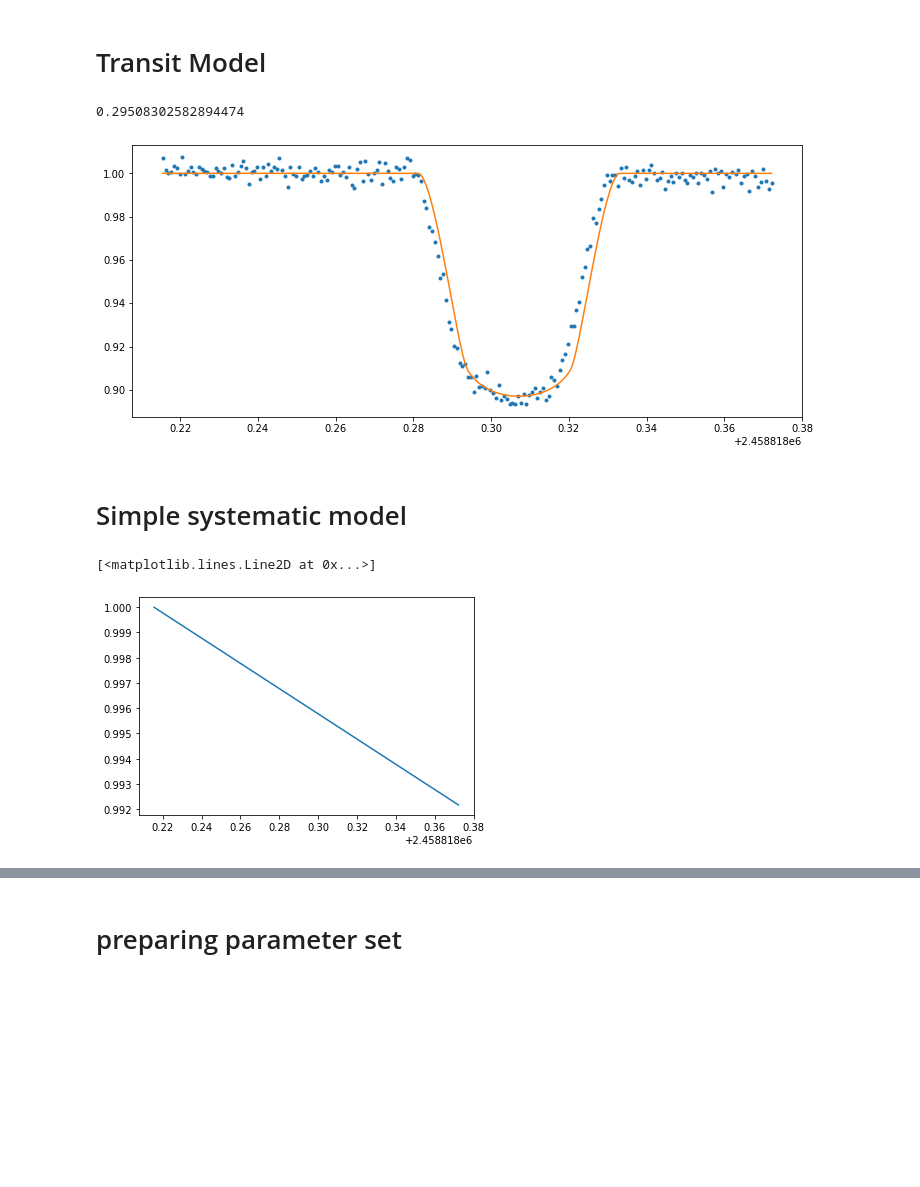
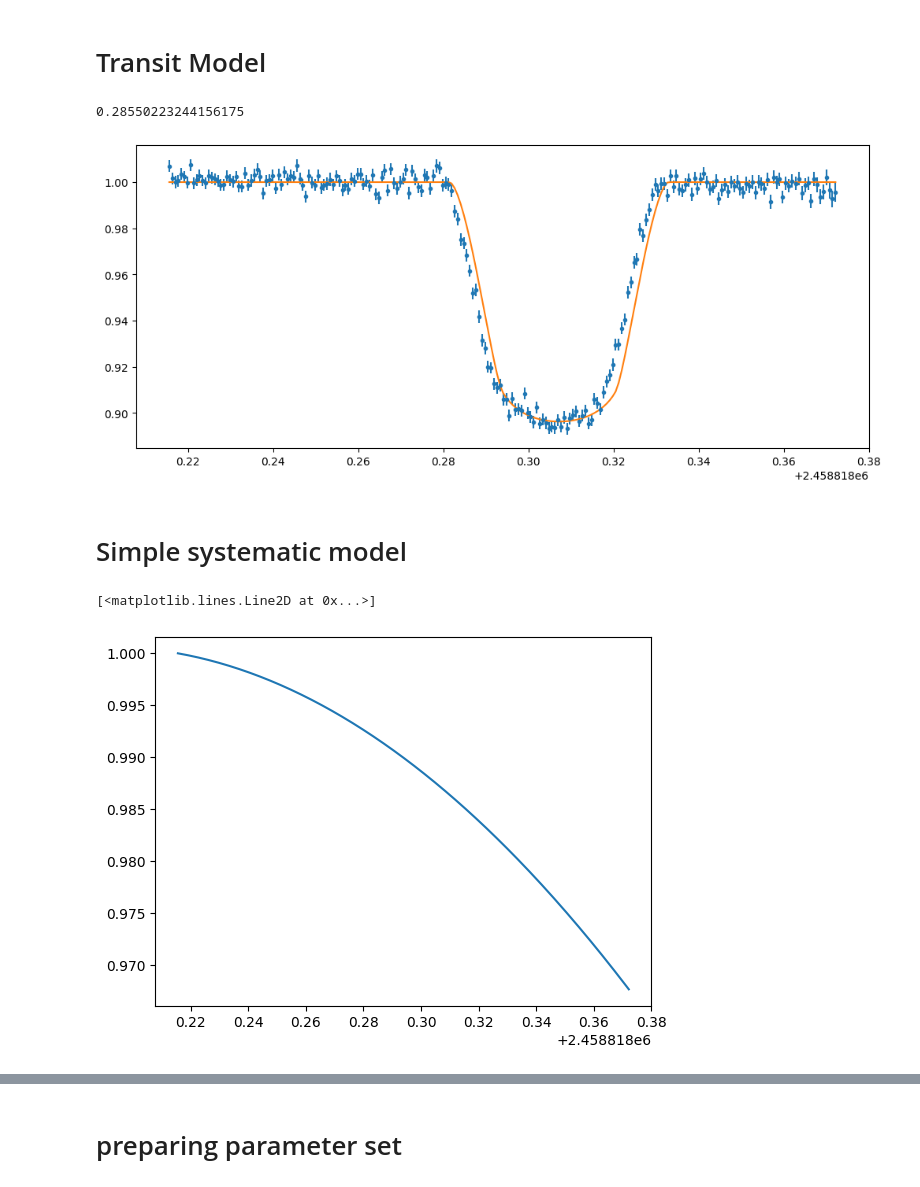
Before and after one commit to Mayuko-Mori/Transit_tutorial, a Jupyter notebook: Tutorial_1_single_transit_TOI519.ipynb, the cells around one changed output, grey strips where cells are left out. Cells and saved outputs as stored; diff of their text form; code cells hidden in the pictures; blank space fills up the shorter version.

```diff
--- a/Tutorial_1_single_transit_TOI519.ipynb
+++ b/Tutorial_1_single_transit_TOI519.ipynb
@@ -84,3 +22,0 @@ np.savetxt('TOI519_GJD.txt', np.array(df['GJD-2450000']+2450000), delimiter='\n'
-# %%
-BJD=np.loadtxt('TOI519_BJD.txt', delimiter='\n')
-df['BJD']=BJD
@@ -114,0 +23,12 @@ Length: 220, dtype: float64
+# %%
+time = np.array(df['BJD'])
+flux = np.array(df['Flux'])
+err = np.array(df['Err'])
+
+f = pl.figure()
+
+pl.errorbar(time, flux, err, fmt='.')
+pl.xlabel('BJD')
+pl.ylabel('Normalized Flux')
+
+f.savefig('output/TOI519_transit.png')
@@ -179,35 +102,32 @@ def transit_model(parameters, p, u1,u2, t):
 # %%
 f=pl.figure(figsize=(12,5))
 
-time =df['BJD']
-flux=df['flux']
-
-pl.plot(time,flux,'.')
+pl.errorbar(time,flux,err, fmt='.')
 
 transit_params_pr=[Tc_pr.n,a_pr.n,b_pr.n,k_pr.n]
 transit_model_pr=transit_model(transit_params_pr, P_pr.n, u1, u2, time)
 pl.plot(time,transit_model_pr)
 print(u1)
 # %% [output]
-0.29508302582894474
+0.28550223244156175
-[figure, old version]
+[figure, new version]
 # %% [markdown]
 # Simple systematic model
 # %%
 c0_pr = 1.
 c1_pr = -0.05
-sys_params_pr = [c0_pr, c1_pr]
+c2_pr = -1
+
+sys_params_pr = [c0_pr, c1_pr, c2_pr]
 
 def sys_model(sys_params, t):
-    c0, c1 = sys_params
-    return  [c0]*len(t) + c1*(t-t[0])
+    c0, c1, c2 = sys_params
+    return  [c0]*len(t) + c1*(t-t[0])+ c2*(t-t[0])**2
 # %%
-time = df['BJD']
-
 sys_model_pr = sys_model(sys_params_pr,time)
 pl.plot(time, sys_model_pr)
 # %% [output]
 [<matplotlib.lines.Line2D at 0x...>]
-[figure, old version]
+[figure, new version]
 # %%
 pl.plot(time,flux,'.')
```
Also changed, not shown: parts of 46 cells of this notebook, 2 other files.
